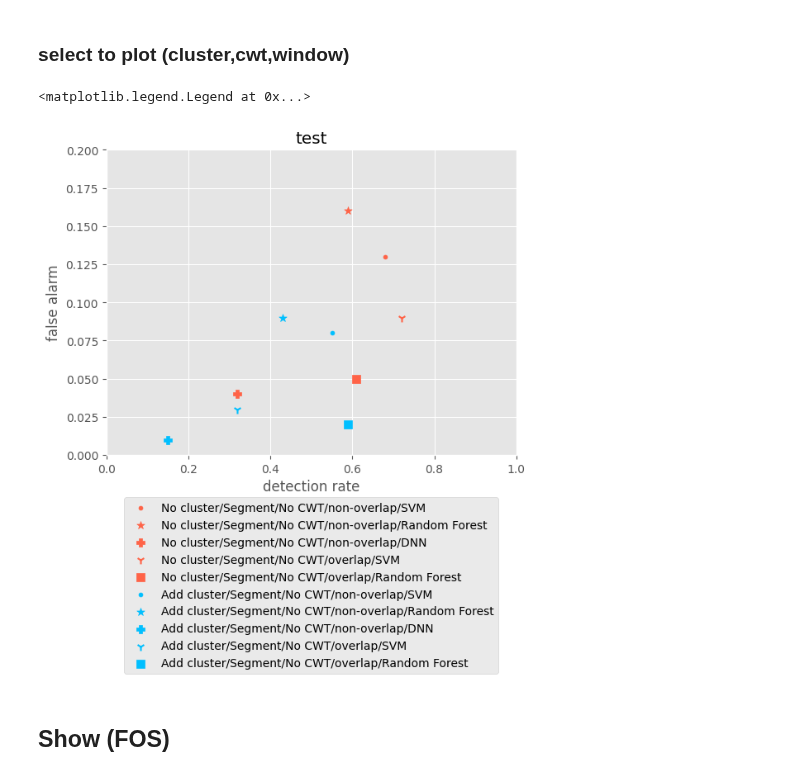
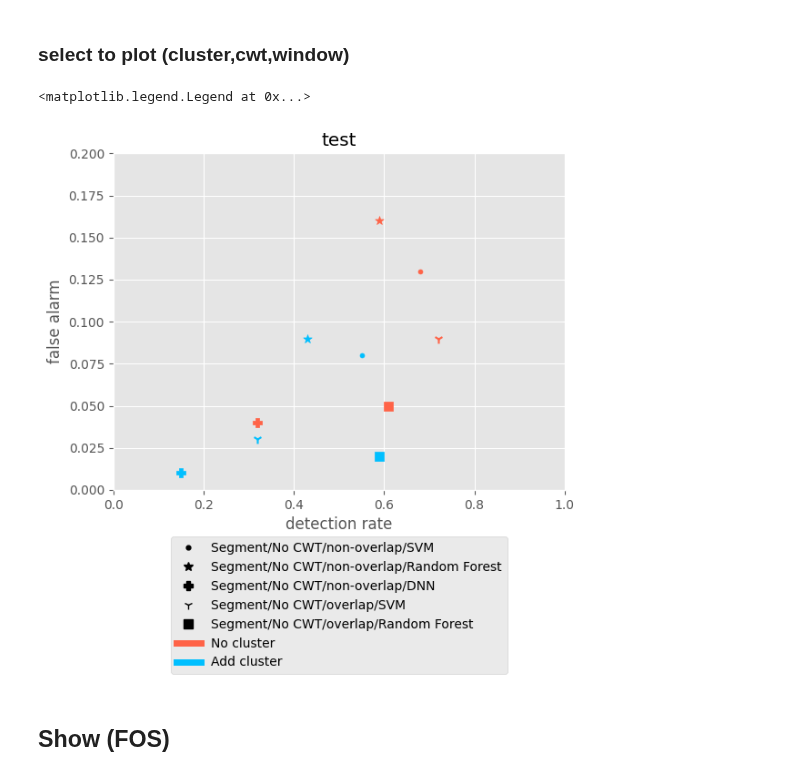
Before and after one commit to IS-Howard/final, a Jupyter notebook: result_ananlysis2.ipynb, the cells around one changed output. Drawn from its saved outputs; the diff is of its cells as text; code cells hidden in the pictures.

```diff
--- a/result_ananlysis2.ipynb
+++ b/result_ananlysis2.ipynb
@@ -66,7 +67,7 @@ def ntocls(name):
         mod = 3
     return [cls, fos, cwt, ovl, mod]
 
-def clstolegend(c):
+def clstolegend(c, skip=-1):
     legends = [
         ['No cluster', 'Add cluster'],
         ['Frame', 'Segment'],
@@ -76,7 +77,7 @@ def clstolegend(c):
     ]
     leg = ''
     for i,cc in enumerate(c):
-        if cc!=-1:
+        if cc!=-1 and i!=skip:
             if i==4:
                 leg = leg+legends[i][cc]
             else:
@@ -261,38 +262,47 @@ for j, cmp in enumerate(compares[compare]):
         if df3.iloc[k]['model'].find(cmp)!=-1:
             tmp0.append(df3.iloc[k][dt[1]])
             tmp1.append(df3.iloc[k][dt[2]])
             tmp2.append(df3.iloc[k]['model'])#
     y.append(tmp0)
     x.append(tmp1)
     names.append(tmp2)#
     #print(tmp2)
 cl = len(y)
 fig = plt.figure()
 ax = fig.add_subplot(111)
 
 y = np.array(y)
 x = np.array(x)
 if sel:
     y = y[:,sel]
     x = x[:,sel]
 
 colors = ['tomato','deepskyblue']
 markers = ['.','*','P','1','s']
 for cc in range(2):
     for ss in range(5):
-        c=ntocls(names[cc][ss])
-        leg = clstolegend(c)
-        plt.scatter(x[cc][ss],y[cc][ss], color=colors[cc], marker=markers[ss], s=50, label=leg)
+        # c=ntocls(names[cc][ss])
+        # leg = clstolegend(c)
+        # plt.scatter(x[cc][ss],y[cc][ss], color=colors[cc], marker=markers[ss], s=50, label=leg)
+        plt.scatter(x[cc][ss],y[cc][ss], color=colors[cc], marker=markers[ss], s=50)
 
 plt.title(subtitles[i])
 plt.xlim(0,1)
 plt.xlabel('detection rate')
 plt.ylim(0,0.2)
 plt.ylabel('false alarm')
-plt.legend(loc='upper center', bbox_to_anchor=(0.5,-0.12), fancybox=True)
+# plt.legend(loc='upper center', bbox_to_anchor=(0.5,-0.12), fancybox=True)
+legs = []
+for v in range(5):
+    c=ntocls(names[0][v])
+    leg = clstolegend(c, 0)
+    legs.append(Line2D([], [], color='black', marker=markers[v], linestyle='None', markersize=7, label=leg))
+legs.append(Line2D([0], [0], color=colors[0], lw=5, label=legends[compare][0]))
+legs.append(Line2D([0], [0], color=colors[1], lw=5, label=legends[compare][1]))
+plt.legend(handles=legs, loc='upper center', bbox_to_anchor=(0.5,-0.12), fancybox=True)
 # %% [output]
 <matplotlib.legend.Legend at 0x...>
-[figure, old version]
+[figure, new version]
 # %% [markdown]
 ## Show (FOS)
 # %%
```
Also changed, not shown: parts of 1 cell of this notebook.
